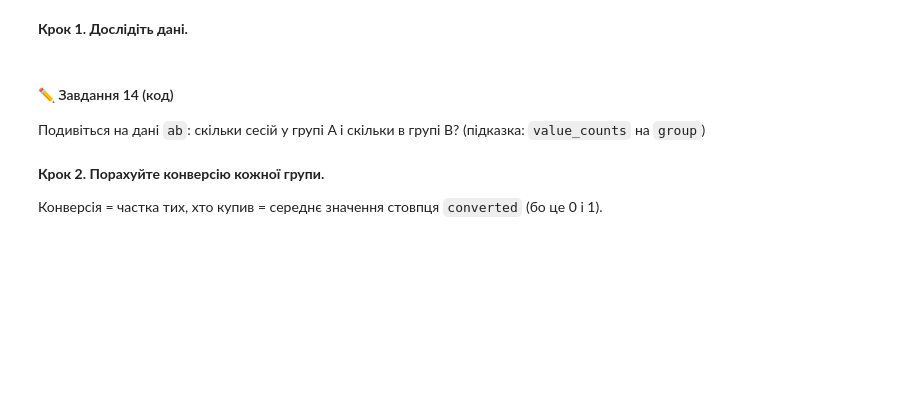
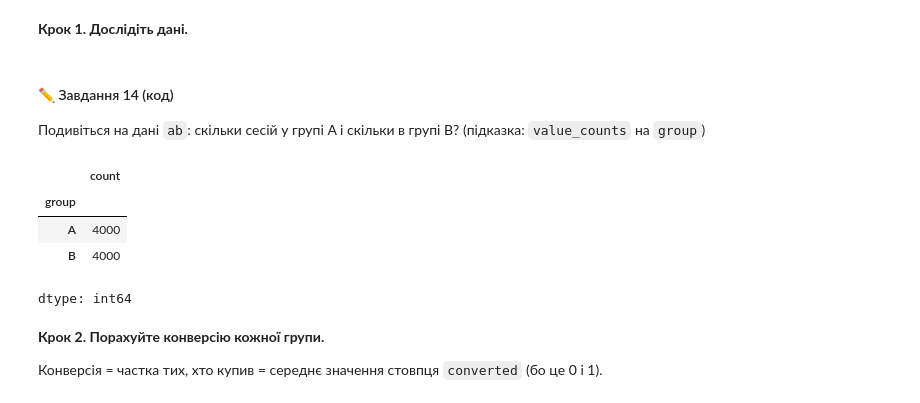
Before and after one commit to ParusSlava/DTA_2026, a Jupyter notebook: homework/17_06_26_nazar_practice_stat_tests.ipynb, the cells around one changed output. Saved outputs shown, nothing was run; the diff lists cells and outputs as text; code cells hidden in the pictures; blank space fills up the shorter version.

```diff
--- a/homework/17_06_26_nazar_practice_stat_tests.ipynb
+++ b/homework/17_06_26_nazar_practice_stat_tests.ipynb
@@ -628,6 +672,13 @@ p-значення: 0.7993
 Подивіться на дані `ab`: скільки сесій у групі A і скільки в групі B? (підказка: `value_counts` на `group`)
 # %%
 # Завдання 14:
+ab["group"].value_counts()
+# %% [output]
+|  | count |
+| group |  |
+| A | 4000 |
+| B | 4000 |
+dtype: int64
 # %% [markdown]
 **Крок 2. Порахуйте конверсію кожної групи.**
 
```
Also changed, not shown: parts of 41 cells of this notebook.
